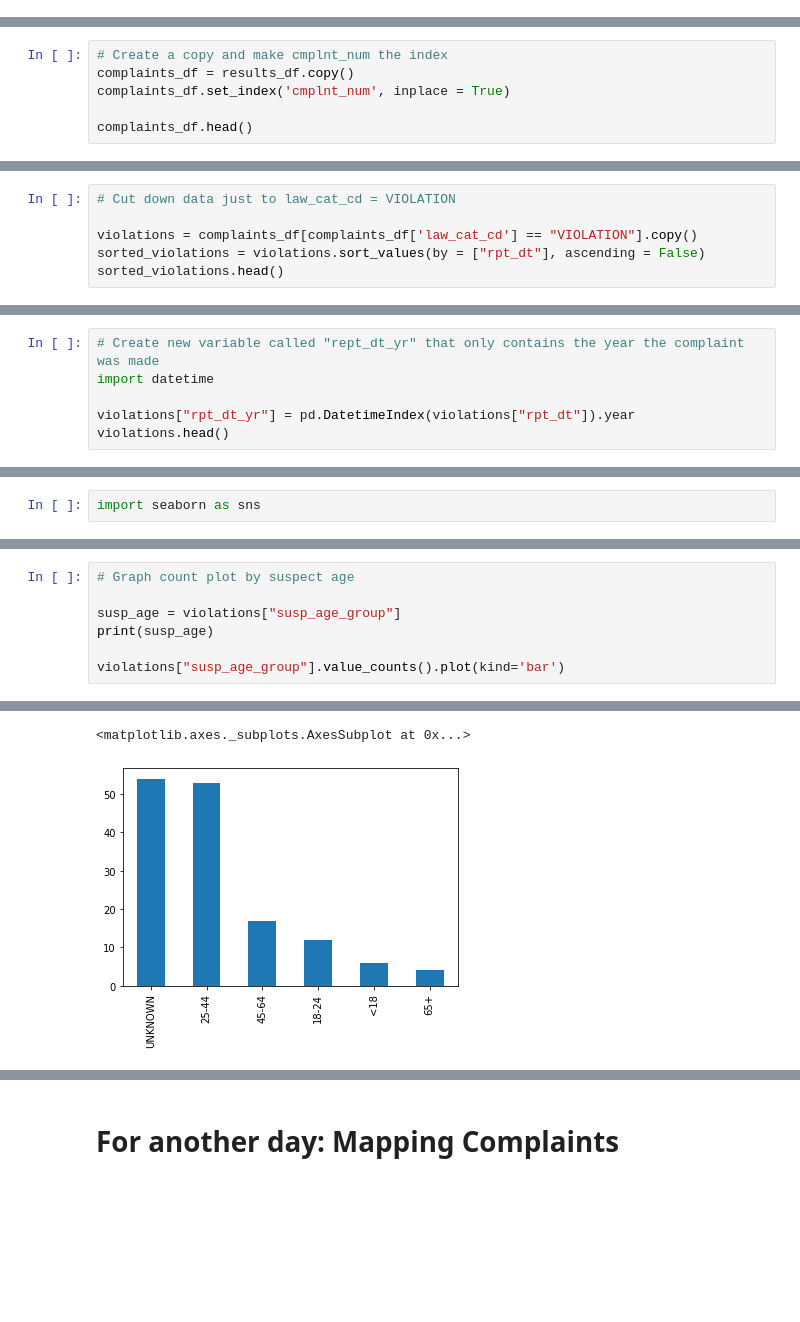
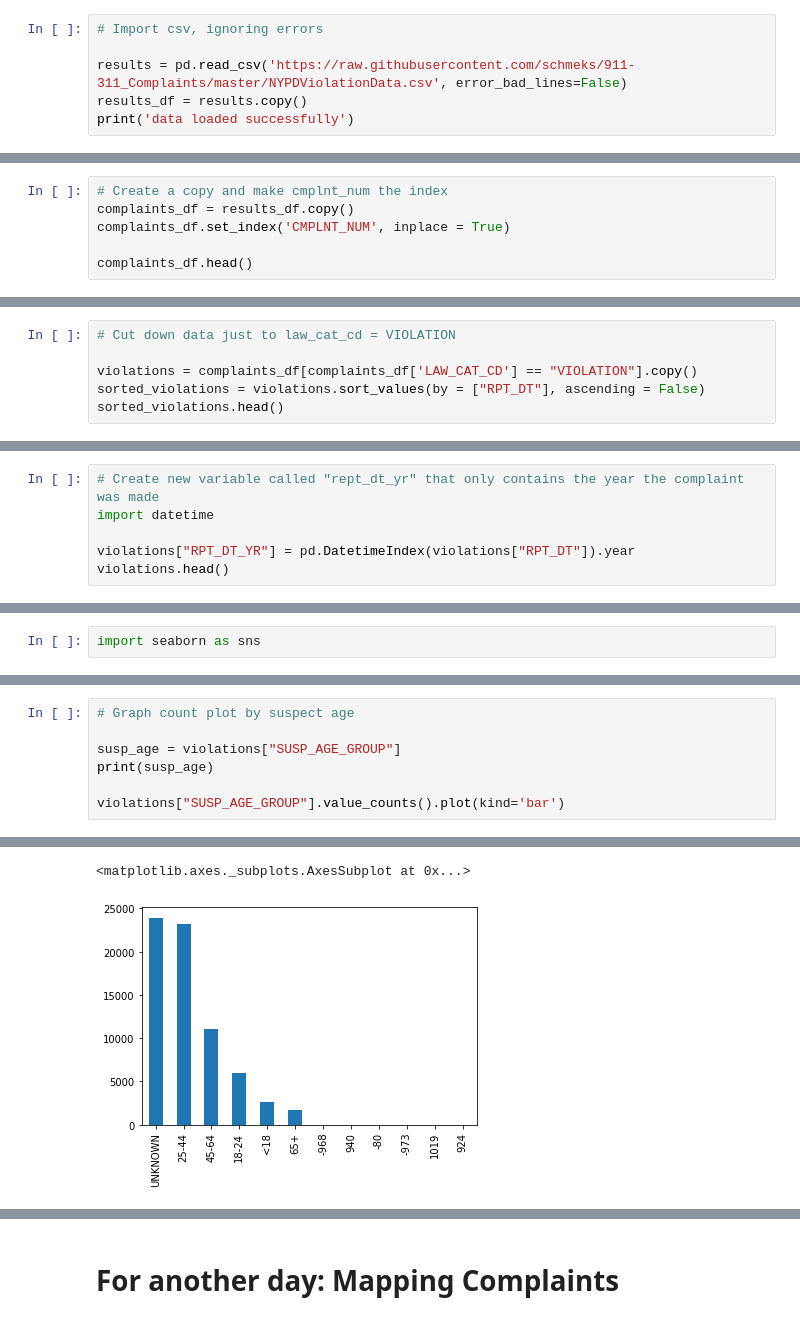
Before and after one commit to schmeks/911-311_Complaints, a Jupyter notebook: 311_Complaint_Data.ipynb, the cells around one changed output, grey strips where cells are left out. Drawn from its saved outputs; the diff is of its cells as text; blank space fills up the shorter version.

```diff
--- a/311_Complaint_Data.ipynb
+++ b/311_Complaint_Data.ipynb
@@ -70,0 +51,6 @@ ParserError: ignored
+# %%
+# Import csv, ignoring errors
+
+results = pd.read_csv('https://raw.githubusercontent.com/schmeks/911-311_Complaints/master/NYPDViolationData.csv', error_bad_lines=False)
+results_df = results.copy()
+print('data loaded successfully')
@@ -73,7 +70,7 @@ ParserError: ignored
 # %%
 # Create a copy and make cmplnt_num the index
 complaints_df = results_df.copy()
-complaints_df.set_index('cmplnt_num', inplace = True)
+complaints_df.set_index('CMPLNT_NUM', inplace = True)
 
 complaints_df.head()
 # %% [output]
@@ -87,7 +84,7 @@ complaints_df.head()
 # %%
 # Cut down data just to law_cat_cd = VIOLATION
 
-violations = complaints_df[complaints_df['law_cat_cd'] == "VIOLATION"].copy()
-sorted_violations = violations.sort_values(by = ["rpt_dt"], ascending = False)
+violations = complaints_df[complaints_df['LAW_CAT_CD'] == "VIOLATION"].copy()
+sorted_violations = violations.sort_values(by = ["RPT_DT"], ascending = False)
 sorted_violations.head()
 # %% [output]
@@ -147,6 +166,6 @@ Name: pd_desc, dtype: int64
 # Create new variable called "rept_dt_yr" that only contains the year the complaint was made
 import datetime
 
-violations["rpt_dt_yr"] = pd.DatetimeIndex(violations["rpt_dt"]).year
+violations["RPT_DT_YR"] = pd.DatetimeIndex(violations["RPT_DT"]).year
 violations.head()
 # %% [output]
@@ -209,8 +243,8 @@ import seaborn as sns
 # %%
 # Graph count plot by suspect age
 
-susp_age = violations["susp_age_group"]
+susp_age = violations["SUSP_AGE_GROUP"]
 print(susp_age)
 
-violations["susp_age_group"].value_counts().plot(kind='bar')
+violations["SUSP_AGE_GROUP"].value_counts().plot(kind='bar')
 # %% [output]
@@ -230,2 +264,2 @@ Name: susp_age_group, Length: 177, dtype: object
 <matplotlib.axes._subplots.AxesSubplot at 0x...>
-[figure, old version]
+[figure, new version]
```
Also changed, not shown: parts of 25 cells of this notebook.
